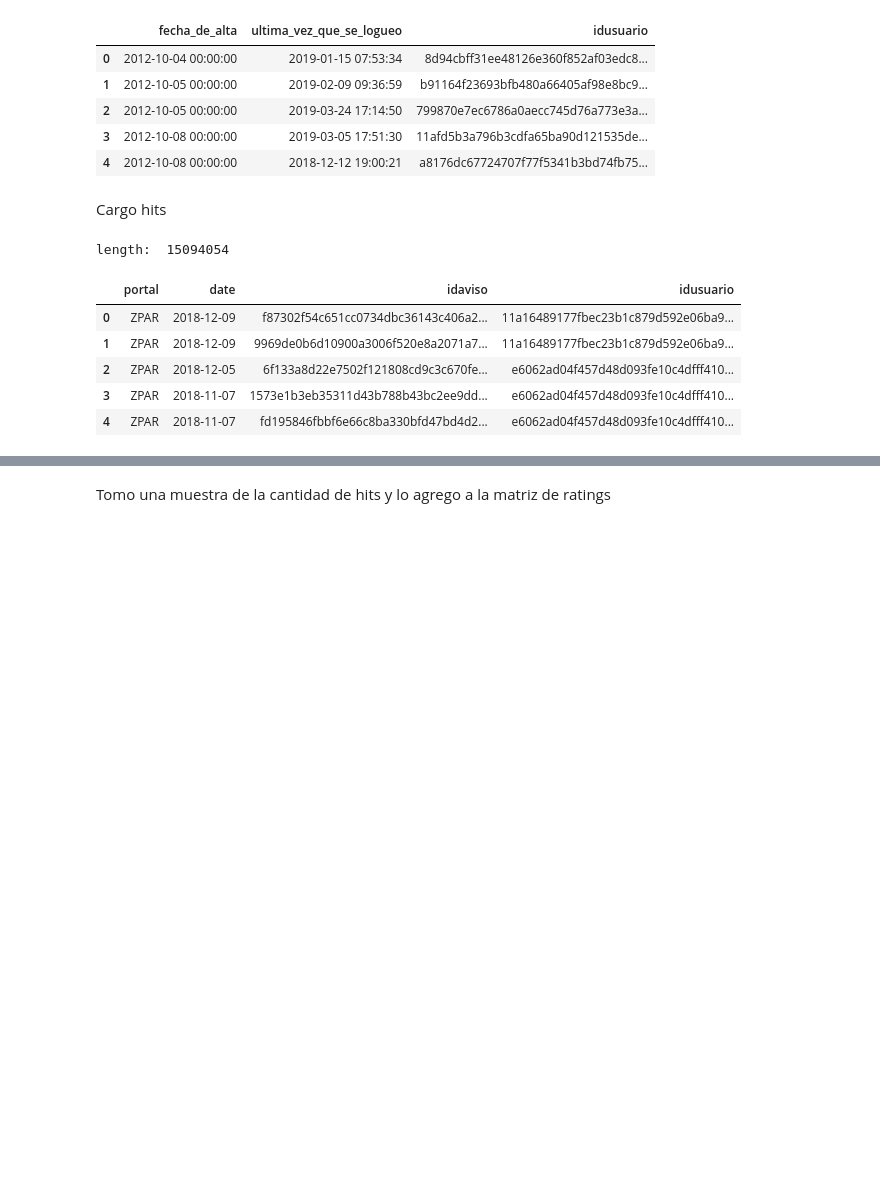
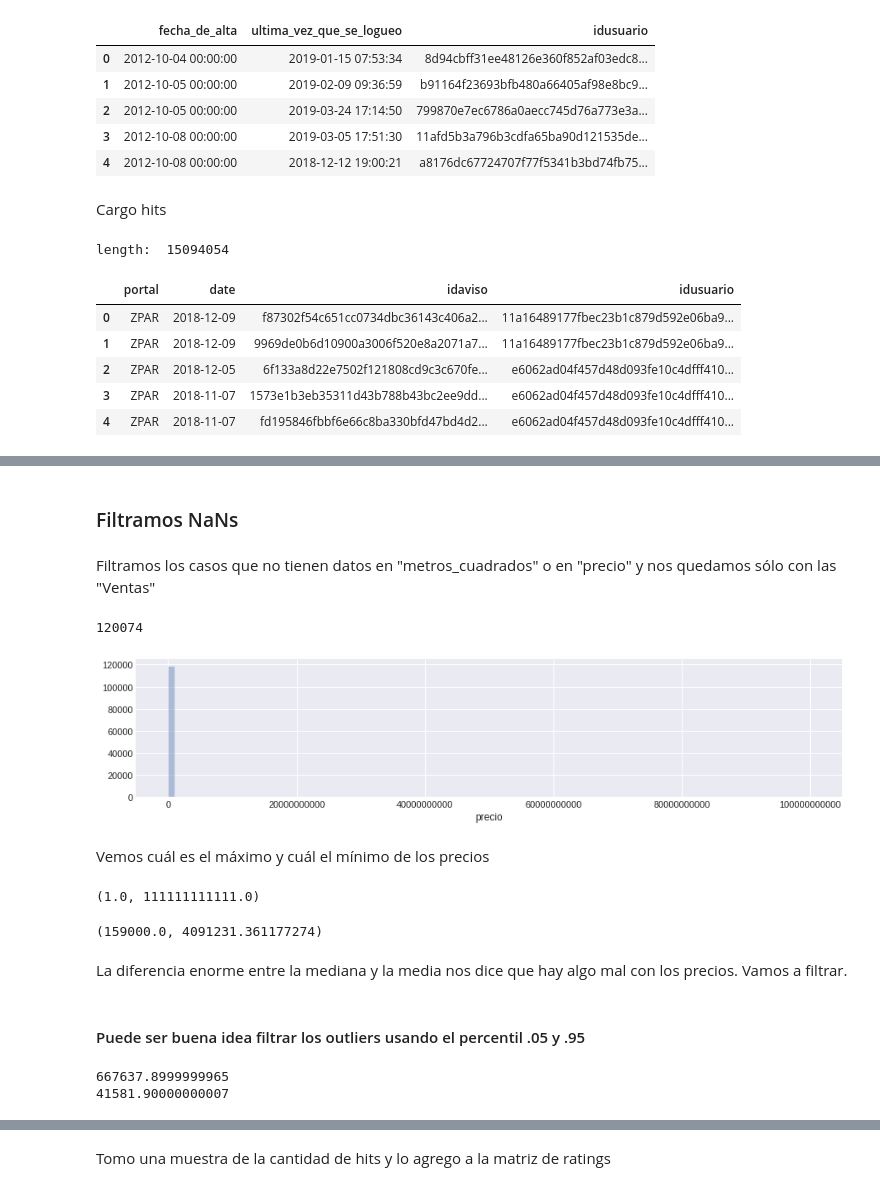
Before and after one commit to ITNavent/labs-ml-group, a Jupyter notebook: NNRecommender/data_filtering.ipynb, the cells around one changed output, grey strips where cells are left out. Cells and saved outputs as stored; diff of their text form; code cells hidden in the pictures; blank space fills up the shorter version.

```diff
--- a/NNRecommender/data_filtering.ipynb
+++ b/NNRecommender/data_filtering.ipynb
@@ -104,0 +111,2 @@ length:  15094054
+# %%
+items_feat = items_feat[items_feat['moneda']=='USD']
@@ -104,0 +121,2 @@ length:  15094054
+# %%
+items_feat = items_feat[items_feat['tipo_de_operacion']=='Venta']
@@ -104,0 +131,2 @@ length:  15094054
+# %%
+items_feat = items_feat[items_feat['precio']>0]
@@ -104,0 +145,37 @@ length:  15094054
+# %% [markdown]
+### Filtramos NaNs
+# %% [markdown]
+Filtramos los casos que no tienen datos en "metros_cuadrados" o en "precio" y nos quedamos sólo con las "Ventas"
+# %%
+items_feat = items_feat[items_feat['metros_cuadrados'].notna()]
+items_feat = items_feat[items_feat['precio'].notna()]
+items_feat = items_feat[items_feat['tipo_de_operacion']=='Venta']
+# %%
+print(len(items_feat))
+# %% [output]
+120074
+# %%
+some_functions.plot_cont_dist(items_feat, var='precio', bins = 100)
+# %% [output]
+[figure, added]
+# %% [markdown]
+Vemos cuál es el máximo y cuál el mínimo de los precios
+# %%
+min(items_feat['precio']), max(items_feat['precio'])
+# %% [output]
+(1.0, 111111111111.0)
+# %%
+items_feat['precio'].median(), items_feat['precio'].mean()
+# %% [output]
+(159000.0, 4091231.361177274)
+# %% [markdown]
+La diferencia enorme entre la mediana y la media nos dice que hay algo mal con los precios. Vamos a filtrar.
+# %% [markdown]
+#### Puede ser buena idea filtrar los outliers usando el percentil .05 y .95
+# %%
+p_high = items_feat['precio'].quantile(.95)
+p_low = items_feat['precio'].quantile(.05)
+print(p_high), print(p_low);
+# %% [output]
+667637.8999999965
+41581.90000000007
```
Also changed, not shown: parts of 126 cells of this notebook.
